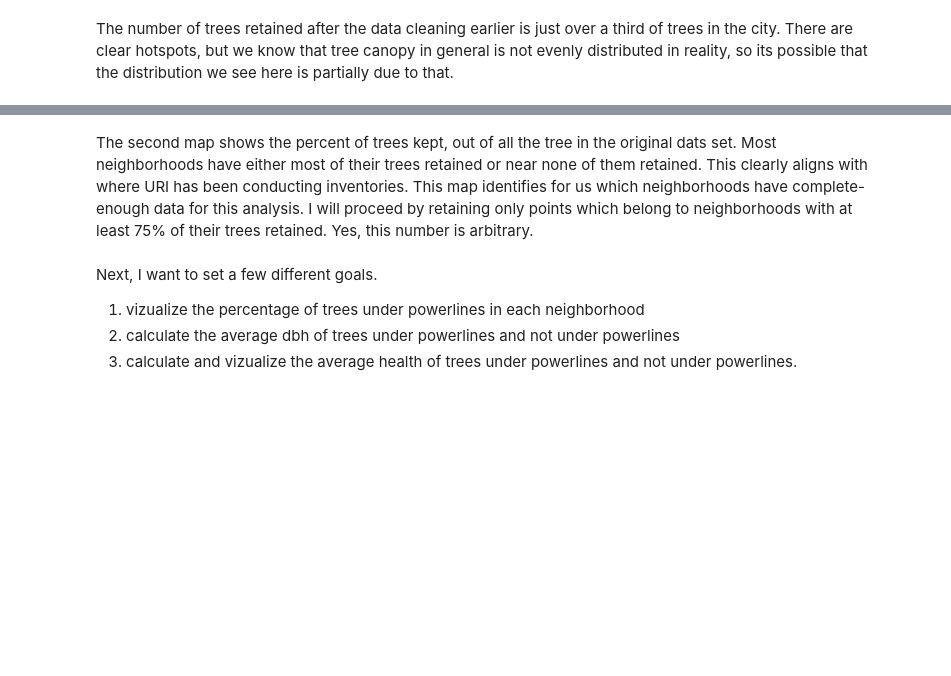
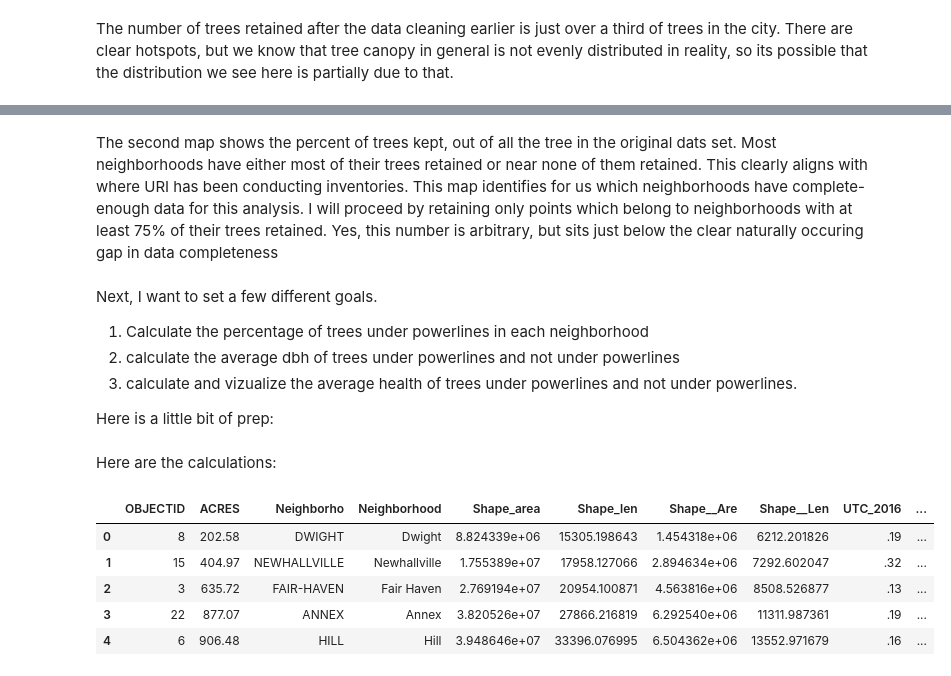
Before and after one commit to envirodatascience/final-project-urban-treeam, a Jupyter notebook: Les_UtilityLines.ipynb, the cells around one changed output, grey strips where cells are left out. Cells and saved outputs as stored; diff of their text form; code cells hidden in the pictures; blank space fills up the shorter version.

```diff
--- a/Les_UtilityLines.ipynb
+++ b/Les_UtilityLines.ipynb
@@ -111,5 +81,5 @@ The number of trees retained after the data cleaning earlier is just over a thir
 # %% [markdown]
-The second map shows the percent of trees kept, out of all the tree in the original dats set. Most neighborhoods have either most of their trees retained or near none of them retained. This clearly aligns with where URI has been conducting inventories. This map identifies for us which neighborhoods have complete-enough data for this analysis.  I will proceed by retaining only points which belong to neighborhoods with at least 75% of their trees retained. Yes, this number is arbitrary.
+The second map shows the percent of trees kept, out of all the tree in the original dats set. Most neighborhoods have either most of their trees retained or near none of them retained. This clearly aligns with where URI has been conducting inventories. This map identifies for us which neighborhoods have complete-enough data for this analysis.  I will proceed by retaining only points which belong to neighborhoods with at least 75% of their trees retained. Yes, this number is arbitrary, but sits just below the clear naturally occuring gap in data completeness
 # %%
 nbhds=nbhds[nbhds['perc_total']>75]
 
@@ -117,6 +87,8 @@ nbhds=nbhds[nbhds['perc_total']>75]
 df = df[df['Neighborhood'].isin(nbhds['Neighborhood'].unique())]
 # %% [markdown]
 Next, I want to set a few different goals.
-1. vizualize the percentage of trees under powerlines in each neighborhood
+1. Calculate the percentage of trees under powerlines in each neighborhood
 2. calculate the average dbh of trees under powerlines and not under powerlines
 3. calculate and vizualize the average health of trees under powerlines and not under powerlines.
+
+Here is a little bit of prep:
@@ -122,0 +111,32 @@ Next, I want to set a few different goals.
+# %% [markdown]
+Here are the calculations:
+# %%
+
+#% of trees under wires in each neighborhood
+nbhds = nbhds.merge(df_yes['Neighborhood'].value_counts().reset_index(), on='Neighborhood', how='left')
+nbhds.rename(columns={'count': 'Wire_Trees'}, inplace=True)
+nbhds['perc_wire'] = (nbhds['Wire_Trees'] / nbhds['selected_trees']) * 100
+nbhds.head()
+
+#the average condition of trees under wire or not under wire in each neighborhood
+nbhds = nbhds.merge(df_yes.groupby('Neighborhood')['Condition'].mean().reset_index(), on='Neighborhood', how='left')
+nbhds.rename(columns={'Condition': 'Wire_Condition'}, inplace=True)
+nbhds = nbhds.merge(df_no.groupby('Neighborhood')['Condition'].mean().reset_index(), on='Neighborhood', how='left')
+nbhds.rename(columns={'Condition': 'No_Wire_Condition'}, inplace=True)
+
+#the average DBH of trees under wire or not under wire, excluding dead trees
+df_yes_live = df_yes[df_yes['Condition'] != 0]
+df_no_live = df_no[df_no['Condition'] != 0]
+nbhds = nbhds.merge(df_yes_live.groupby('Neighborhood')['DBH'].mean().reset_index(), on='Neighborhood', how='left')
+nbhds.rename(columns={'DBH': 'Wire_DBH'}, inplace=True)
+nbhds = nbhds.merge(df_no_live.groupby('Neighborhood')['DBH'].mean().reset_index(), on='Neighborhood', how='left')
+nbhds.rename(columns={'DBH': 'No_Wire_DBH'}, inplace=True)
+
+nbhds.head()
+# %% [output]
+|  | OBJECTID | ACRES | Neighborho | Neighborhood | Shape_area | Shape_len | Shape__Are | Shape__Len | UTC_2016 | ... |
+| 0 | 8 | 202.58 | DWIGHT | Dwight | 8.824339e+06 | 15305.198643 | 1.454318e+06 | 6212.201826 | .19 | ... |
+| 1 | 15 | 404.97 | NEWHALLVILLE | Newhallville | 1.755389e+07 | 17958.127066 | 2.894634e+06 | 7292.602047 | .32 | ... |
+| 2 | 3 | 635.72 | FAIR-HAVEN | Fair Haven | 2.769194e+07 | 20954.100871 | 4.563816e+06 | 8508.526877 | .13 | ... |
+| 3 | 22 | 877.07 | ANNEX | Annex | 3.820526e+07 | 27866.216819 | 6.292540e+06 | 11311.987361 | .19 | ... |
+| 4 | 6 | 906.48 | HILL | Hill | 3.948646e+07 | 33396.076995 | 6.504362e+06 | 13552.971679 | .16 | ... |
```
Also changed, not shown: parts of 14 cells of this notebook.
